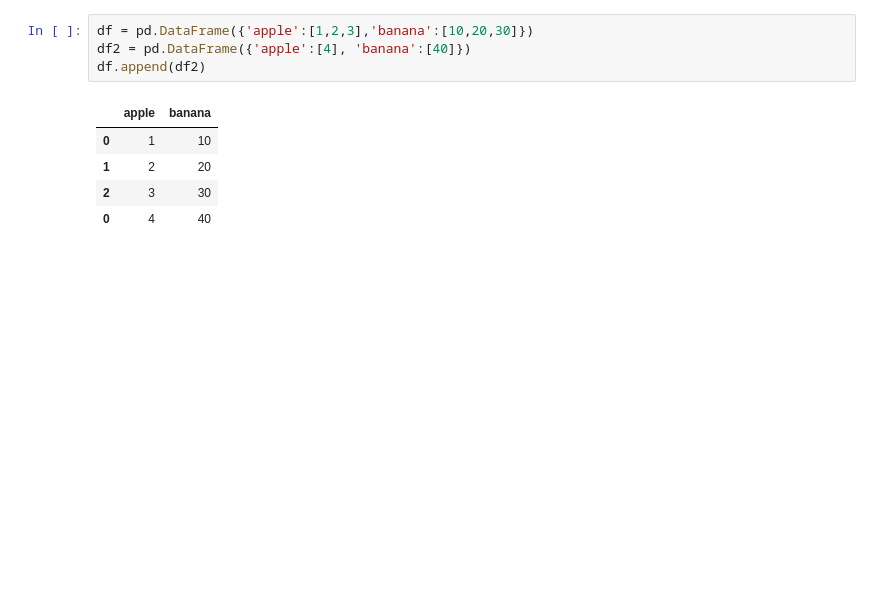
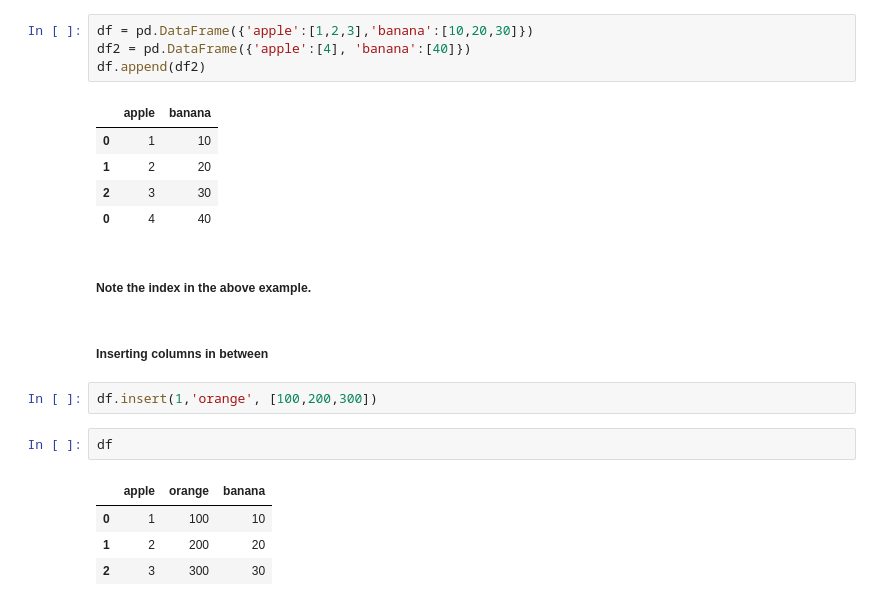
Before and after one commit to PadmarajBhat/DataAnalyst-1, a Jupyter notebook: IntroToPythonProgramming.ipynb, the cells around one changed output. Saved outputs shown, nothing was run; the diff lists cells and outputs as text; blank space fills up the shorter version.

Commit message:
notes: inserting column in between
- usually we do not have dependency on the column order because during the arithmetic operation we will clearly mention the column name but new info into my bucket.

```diff
--- a/IntroToPythonProgramming.ipynb
+++ b/IntroToPythonProgramming.ipynb
@@ -1071,3 +1071,16 @@ df.append(df2)
 | 1 | 2 | 20 |
 | 2 | 3 | 30 |
 | 0 | 4 | 40 |
+# %% [markdown]
+##### Note the index in the above example.
+# %% [markdown]
+##### Inserting columns in between
+# %%
+df.insert(1,'orange', [100,200,300])
+# %%
+df
+# %% [output]
+|  | apple | orange | banana |
+| 0 | 1 | 100 | 10 |
+| 1 | 2 | 200 | 20 |
+| 2 | 3 | 300 | 30 |
```
